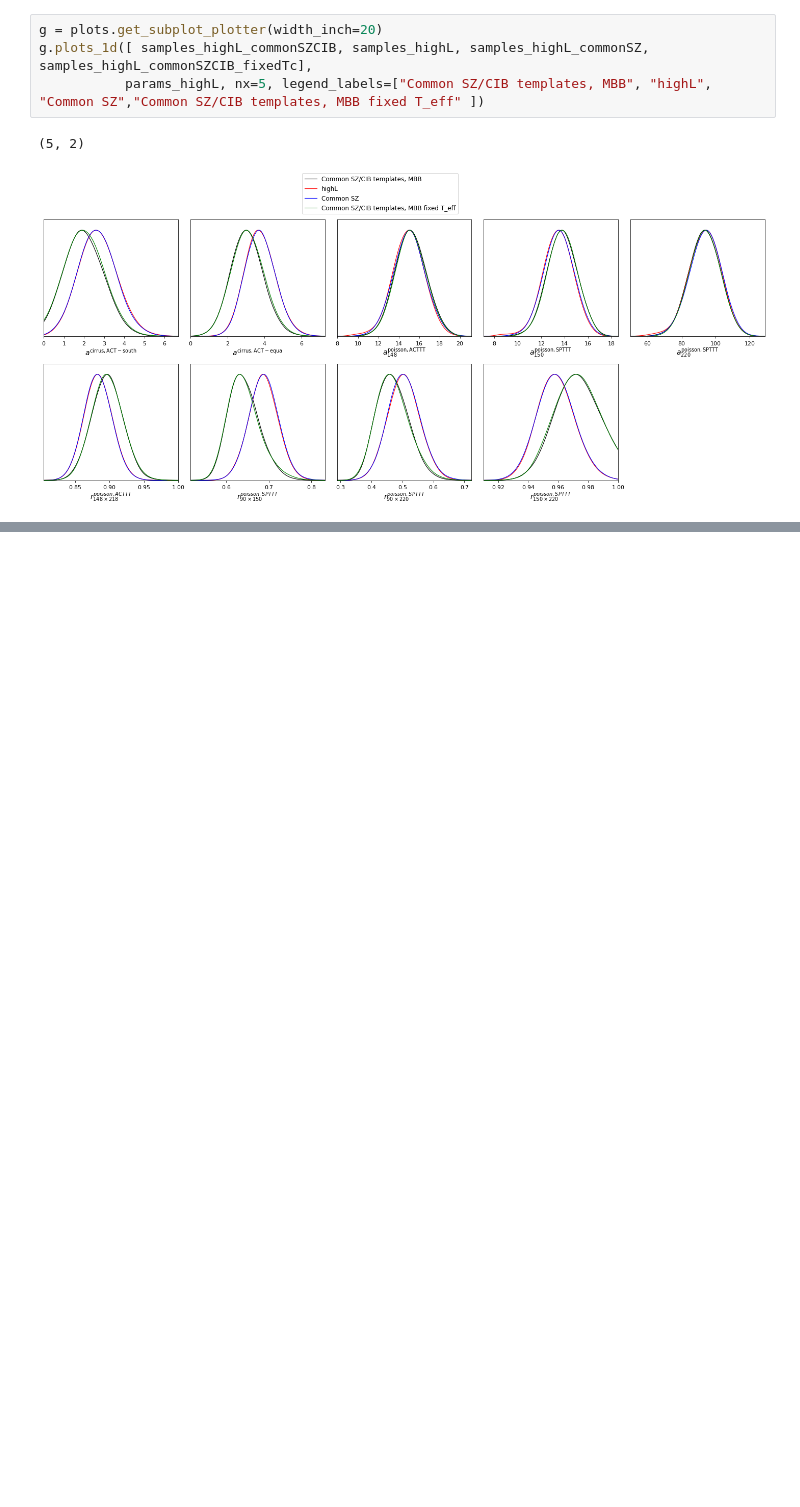
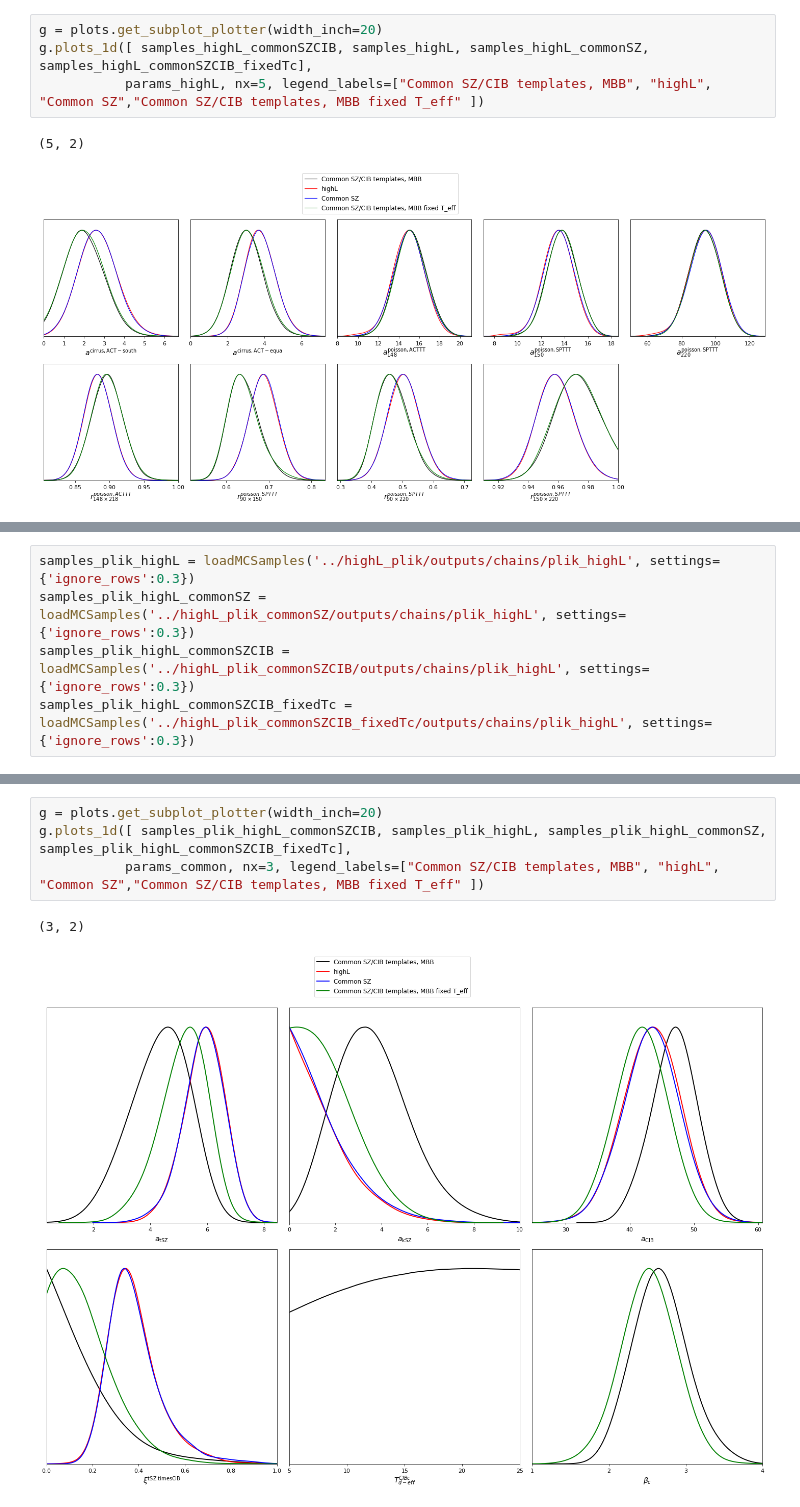
Before and after one commit to beringueb/DR6_fgmodels, a Jupyter notebook: notebooks/Plots.ipynb, the cells around one changed output, grey strips where cells are left out. Saved outputs shown, nothing was run; the diff lists cells and outputs as text; blank space fills up the shorter version.

```diff
--- a/notebooks/Plots.ipynb
+++ b/notebooks/Plots.ipynb
@@ -66,0 +69,5 @@ g.plots_1d([ samples_highL_commonSZCIB, samples_highL, samples_highL_commonSZ, s
+# %%
+samples_plik_highL = loadMCSamples('../highL_plik/outputs/chains/plik_highL', settings={'ignore_rows':0.3})
+samples_plik_highL_commonSZ = loadMCSamples('../highL_plik_commonSZ/outputs/chains/plik_highL', settings={'ignore_rows':0.3})
+samples_plik_highL_commonSZCIB = loadMCSamples('../highL_plik_commonSZCIB/outputs/chains/plik_highL', settings={'ignore_rows':0.3})
+samples_plik_highL_commonSZCIB_fixedTc = loadMCSamples('../highL_plik_commonSZCIB_fixedTc/outputs/chains/plik_highL', settings={'ignore_rows':0.3})
@@ -66,0 +83,7 @@ g.plots_1d([ samples_highL_commonSZCIB, samples_highL, samples_highL_commonSZ, s
+# %%
+g = plots.get_subplot_plotter(width_inch=20)
+g.plots_1d([ samples_plik_highL_commonSZCIB, samples_plik_highL, samples_plik_highL_commonSZ, samples_plik_highL_commonSZCIB_fixedTc],
+           params_common, nx=3, legend_labels=["Common SZ/CIB templates, MBB", "highL", "Common SZ","Common SZ/CIB templates, MBB fixed T_eff" ])
+# %% [output]
+(3, 2)
+[figure, added]
```
Also changed, not shown: parts of 5 cells of this notebook, 35 other files.
